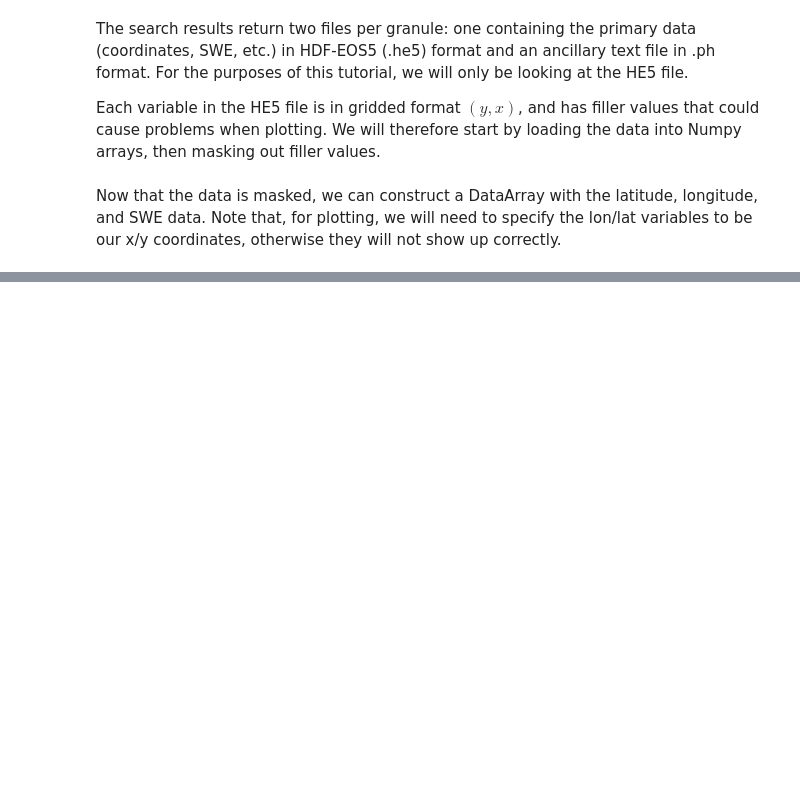
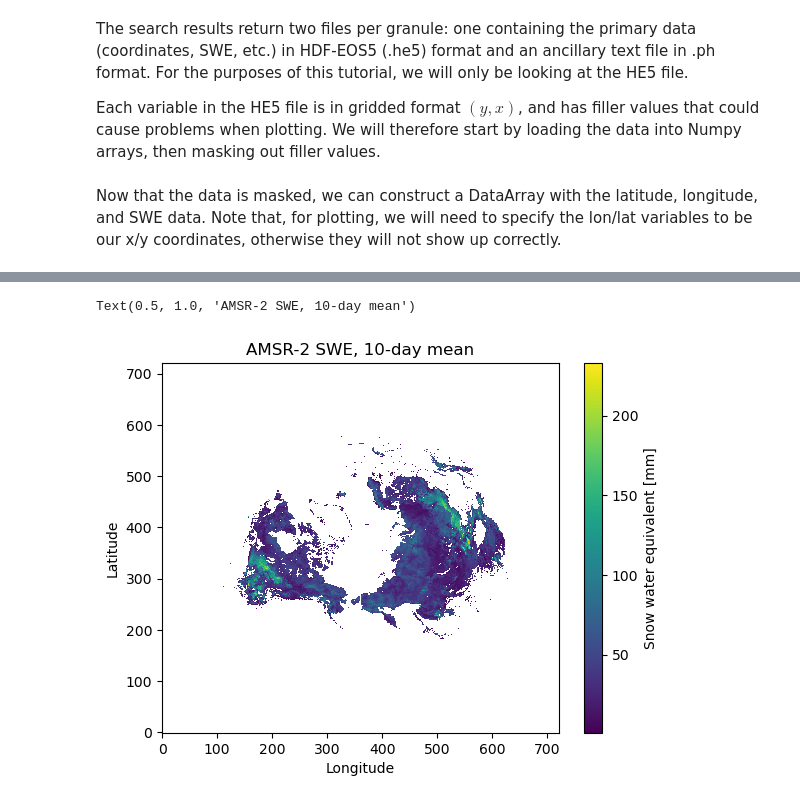
Before and after one commit to zachghiaccio/snow-observations, a Jupyter notebook: notebooks/AMSR2_swe_access.ipynb, the cells around one changed output, grey strips where cells are left out. Drawn from its saved outputs; the diff is of its cells as text; code cells hidden in the pictures; blank space fills up the shorter version.

```diff
--- a/notebooks/AMSR2_swe_access.ipynb
+++ b/notebooks/AMSR2_swe_access.ipynb
@@ -97,0 +232,12 @@ TODO: Apply masks due to data flags.
+# %%
+# Plot map of time-averaged snow cover
+fig, ax = plt.subplots()
+da_concat.mean(dim='time').plot(ax=ax, cbar_kwargs={'label': "Snow water equivalent [mm]"})
+ax.set_xlabel("Longitude")
+ax.set_ylabel("Latitude")
+ax.set_title(f"AMSR-2 SWE, 10-day mean")
+#ax.set_xlim(-180, -130)
+#ax.set_ylim(55, 75)
+# %% [output]
+Text(0.5, 1.0, 'AMSR-2 SWE, 10-day mean')
+[figure, added]
```
Also changed, not shown: parts of 9 cells of this notebook.
